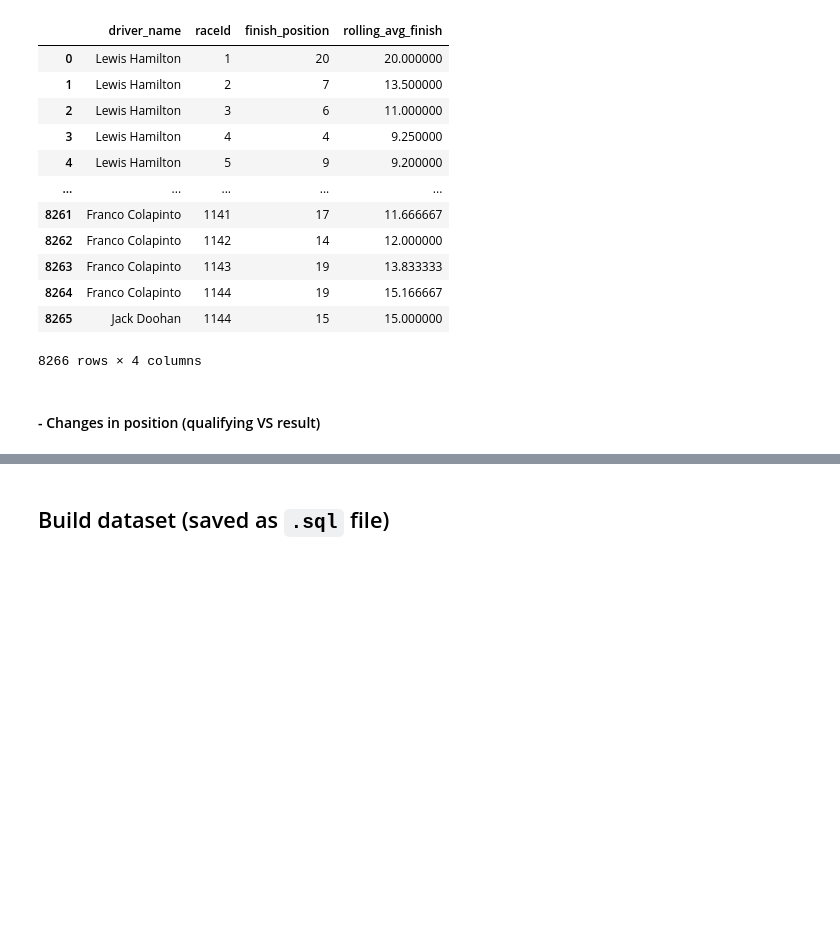
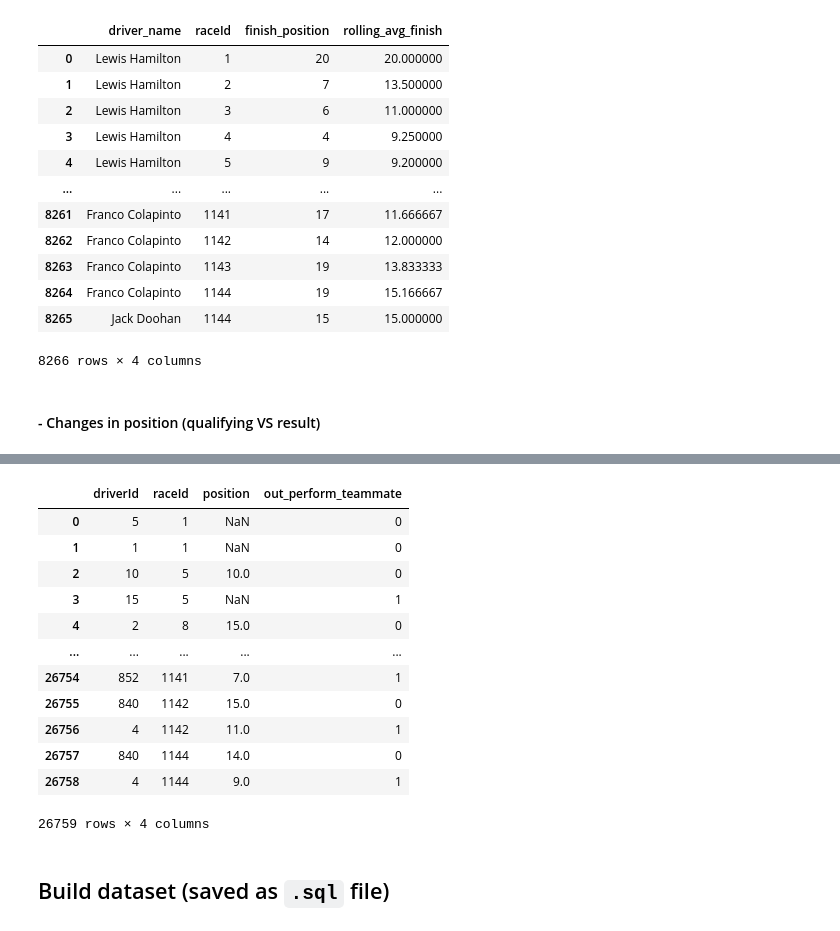
Before and after one commit to daphnenyyu/Code_Portfolio, a Jupyter notebook: F1_clustering/sql-f1.ipynb, the cells around one changed output, grey strips where cells are left out. Drawn from its saved outputs; the diff is of its cells as text; code cells hidden in the pictures; blank space fills up the shorter version.

```diff
--- a/F1_clustering/sql-f1.ipynb
+++ b/F1_clustering/sql-f1.ipynb
@@ -299,2 +333,24 @@ LIMIT 10;
+# %%
+%%sql
+SELECT
+    driverId,
+    raceId,
+    r.position,
+    RANK() OVER(PARTITION BY r.raceId, r.constructorId ORDER BY r.position DESC) - 1 AS out_perform_teammate,
+FROM results r
+# %% [output]
+|  | driverId | raceId | position | out_perform_teammate |
+| 0 | 5 | 1 | NaN | 0 |
+| 1 | 1 | 1 | NaN | 0 |
+| 2 | 10 | 5 | 10.0 | 0 |
+| 3 | 15 | 5 | NaN | 1 |
+| 4 | 2 | 8 | 15.0 | 0 |
+| ... | ... | ... | ... | ... |
+| 26754 | 852 | 1141 | 7.0 | 1 |
+| 26755 | 840 | 1142 | 15.0 | 0 |
+| 26756 | 4 | 1142 | 11.0 | 1 |
+| 26757 | 840 | 1144 | 14.0 | 0 |
+| 26758 | 4 | 1144 | 9.0 | 1 |
+26759 rows × 4 columns
 # %% [markdown]
 ## Build dataset (saved as `.sql` file)
```
Also changed, not shown: parts of 7 cells of this notebook, 3 other files.
